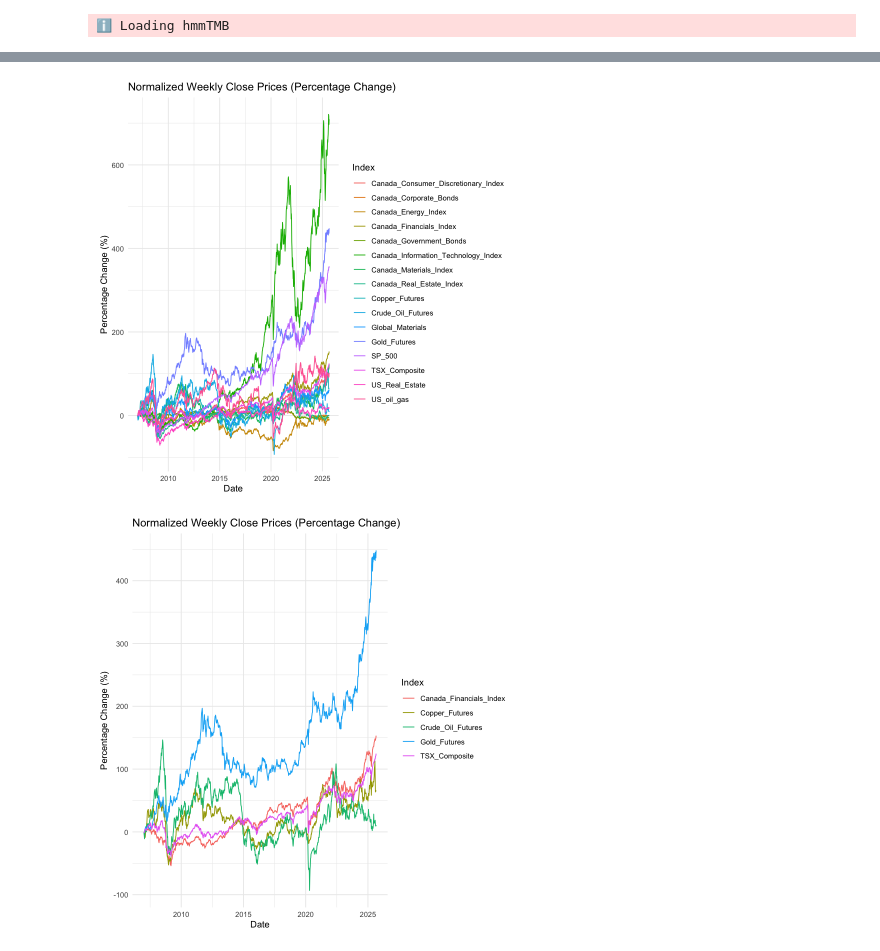
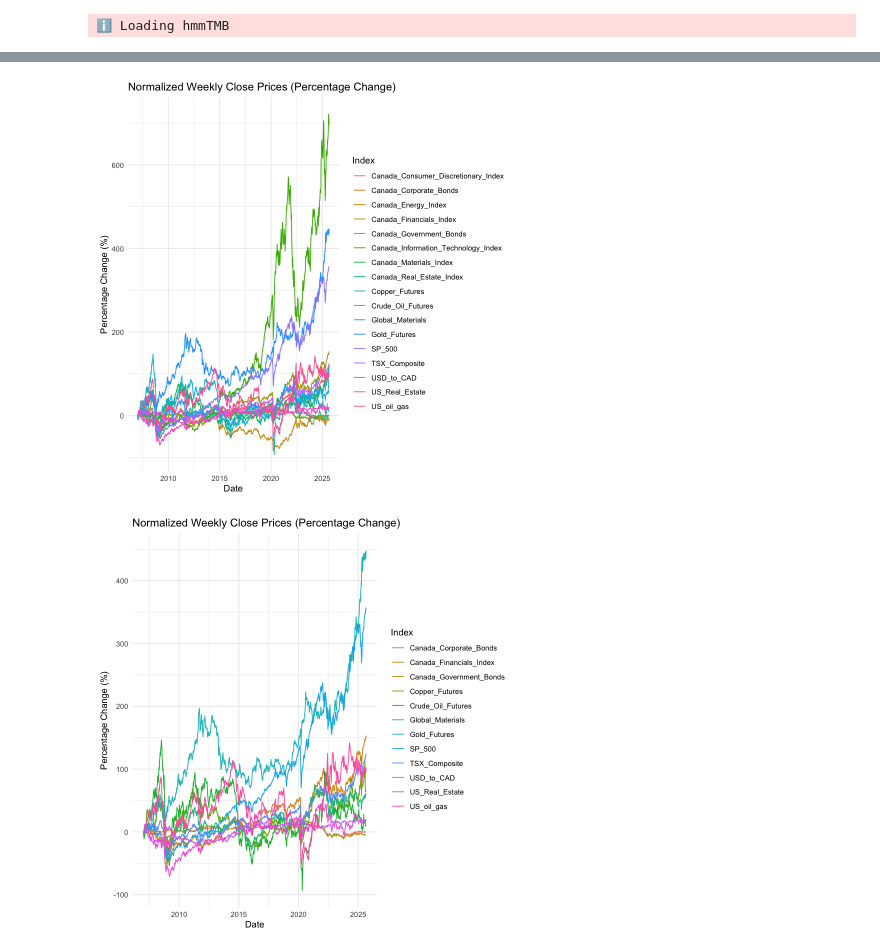
Before and after one commit to DuncanCSt/forecast_research, a Jupyter notebook: finance/regime_forecasting.ipynb, the cells around one changed output, grey strips where cells are left out. Cells and saved outputs as stored; diff of their text form; code cells hidden in the pictures.

```diff
--- a/finance/regime_forecasting.ipynb
+++ b/finance/regime_forecasting.ipynb
@@ -24,7 +25,10 @@ close_data <- get_markets_data("2007-01-01", "2025-09-01", "weeks", plot=TRUE)
 close_data <- close_data %>%
   select(Date,
     TSX_Composite, Canada_Financials_Index,
-    Crude_Oil_Futures, Gold_Futures, Copper_Futures
+    Crude_Oil_Futures, Gold_Futures, Copper_Futures,
+    USD_to_CAD, Canada_Corporate_Bonds,
+    Canada_Government_Bonds, US_oil_gas, Global_Materials,
+    US_Real_Estate, SP_500,
   )
 
 close_data_log <- ln_transform(close_data)
@@ -51,8 +57,8 @@ Dropping columns with NA fraction > 0.15: Canada_Utilities_Index, Canada_Consume
 
 Warning message:
 “Setting row names on a tibble is deprecated.”
-[figure, old version]
+[figure, new version]
-[figure, old version]
+[figure, new version]
 # %%
 state_list <- list()  # Initialize an empty list to collect state vectors
 par_list <- list()  # Initialize an empty list to collect parameters
```
Also changed, not shown: parts of 13 cells of this notebook, 2 other files.
